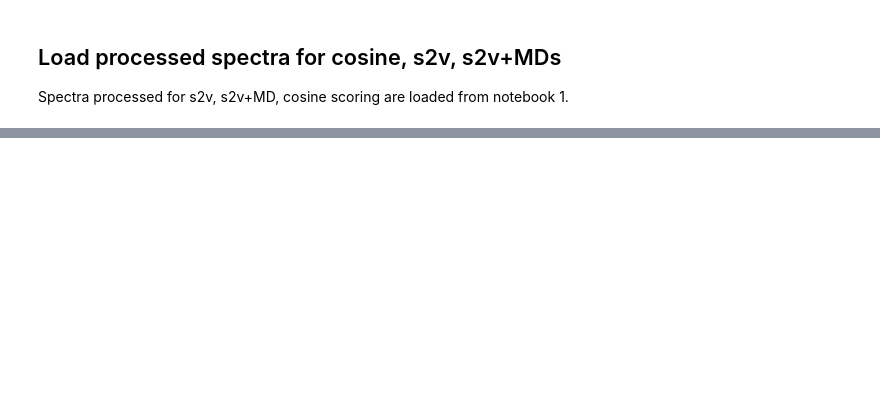
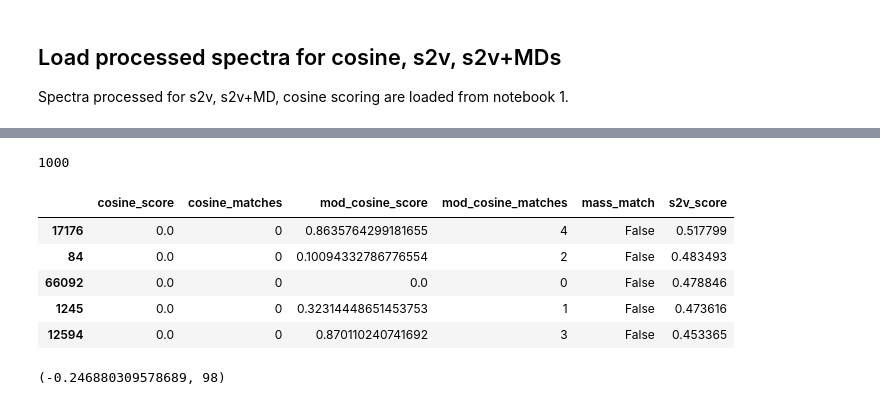
Before and after one commit to louwenjjr/ms2_mass_differences, a Jupyter notebook: notebooks/4-validation_simple_jaccard.ipynb, the cells around one changed output, grey strips where cells are left out. Cells and saved outputs as stored; diff of their text form; code cells hidden in the pictures; blank space fills up the shorter version.

```diff
--- a/notebooks/4-validation_simple_jaccard.ipynb
+++ b/notebooks/4-validation_simple_jaccard.ipynb
@@ -271,0 +446,14 @@ Saving model with name: /mnt/scratch/louwe015/Mass_differences/data/trained_mode
+# %%
+documents_query_processed_with_mds = []
+set_chosen_mds = set(chosen_mds)
+for doc, md_doc in zip(documents_query_processed, documents_query_mds):
+    new_doc = deepcopy(doc)  # make sure original doc is not affected
+
+    processed_mds = [convert_md_tup(md) for md in md_doc if md[0] in set_chosen_mds]
+    if processed_mds:
+        md_words, md_intensities = zip(*processed_mds)
+        new_doc.words.extend(md_words)
+        new_doc.weights.extend(md_intensities)
+    assert len(new_doc.words) == len(new_doc.weights)
+
+    documents_query_processed_with_mds.append(new_doc)
@@ -271,0 +491,23 @@ Saving model with name: /mnt/scratch/louwe015/Mass_differences/data/trained_mode
+# %%
+len(found_matches_processed_with_mds)
+# %% [output]
+1000
+# %%
+found_matches_processed_with_mds[0].sort_values(by="s2v_score", ascending=False).iloc[:5]
+# %% [output]
+|  | cosine_score | cosine_matches | mod_cosine_score | mod_cosine_matches | mass_match | s2v_score |
+| 17176 | 0.0 | 0 | 0.8635764299181655 | 4 | False | 0.517799 |
+| 84 | 0.0 | 0 | 0.10094332786776554 | 2 | False | 0.483493 |
+| 66092 | 0.0 | 0 | 0.0 | 0 | False | 0.478846 |
+| 1245 | 0.0 | 0 | 0.32314448651453753 | 1 | False | 0.473616 |
+| 12594 | 0.0 | 0 | 0.870110240741692 | 3 | False | 0.453365 |
+# %%
+# How many results have a higher score with +MD?
+comps = []
+for without_mds, with_mds in zip(found_matches_processed, found_matches_processed_with_mds):
+    without_max = without_mds.sort_values(by="s2v_score", ascending=False).iloc[0]["s2v_score"]
+    with_max = with_mds.sort_values(by="s2v_score", ascending=False).iloc[0]["s2v_score"]
+    comps.append(with_max - without_max)
+np.mean(comps), len([comp for comp in comps if comp>=0])
+# %% [output]
+(-0.246880309578689, 98)
```
Also changed, not shown: parts of 65 cells of this notebook.
